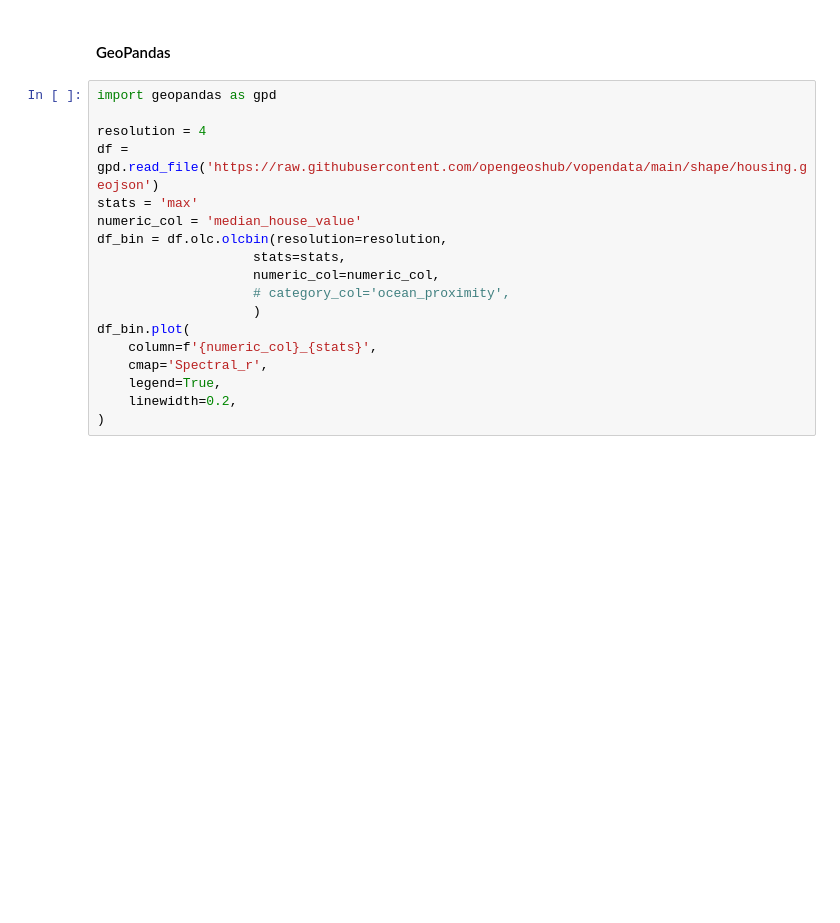
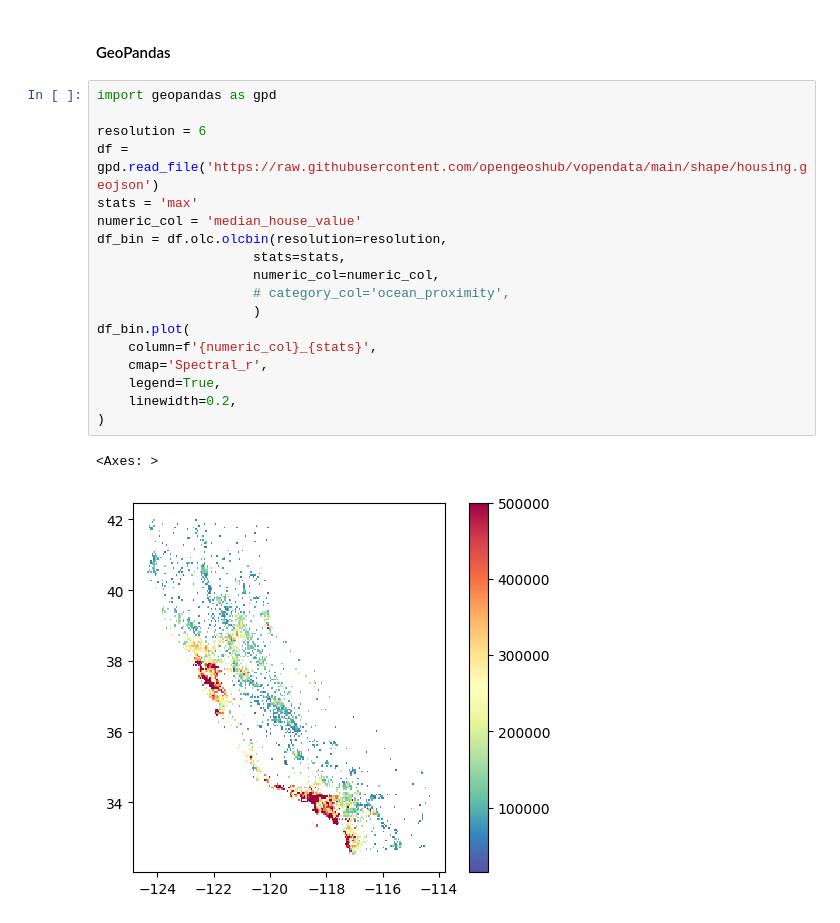
Before and after one commit to opengeoshub/vgridpandas, a Jupyter notebook: docs/notebooks/11_olc.ipynb, the cells around one changed output. Cells and saved outputs as stored; diff of their text form; blank space fills up the shorter version.

```diff
--- a/docs/notebooks/11_olc.ipynb
+++ b/docs/notebooks/11_olc.ipynb
@@ -90,18 +127,21 @@ df_bin.plot(
 # %%
 import geopandas as gpd
 
-resolution = 4
+resolution = 6
 df = gpd.read_file('https://raw.githubusercontent.com/opengeoshub/vopendata/main/shape/housing.geojson')
 stats = 'max'
 numeric_col = 'median_house_value'
 df_bin = df.olc.olcbin(resolution=resolution,
                     stats=stats,
                     numeric_col=numeric_col,
                     # category_col='ocean_proximity',
                     )
 df_bin.plot(
     column=f'{numeric_col}_{stats}',
     cmap='Spectral_r',
     legend=True,
     linewidth=0.2,
 )
+# %% [output]
+<Axes: >
+[figure, added]
```
Also changed, not shown: parts of 5 cells of this notebook, 9 other files.
